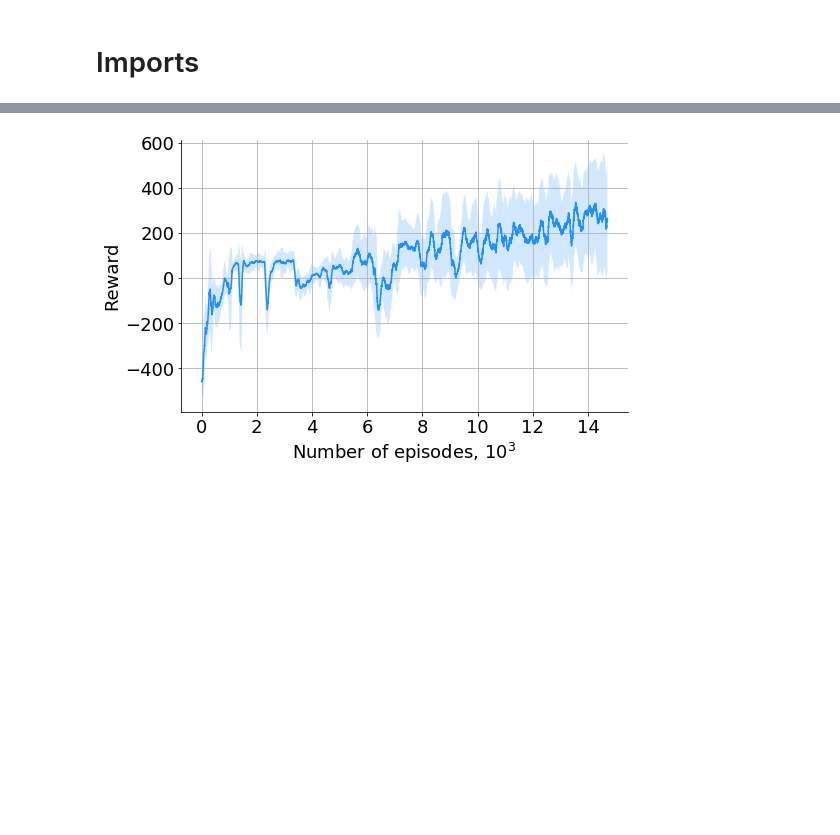
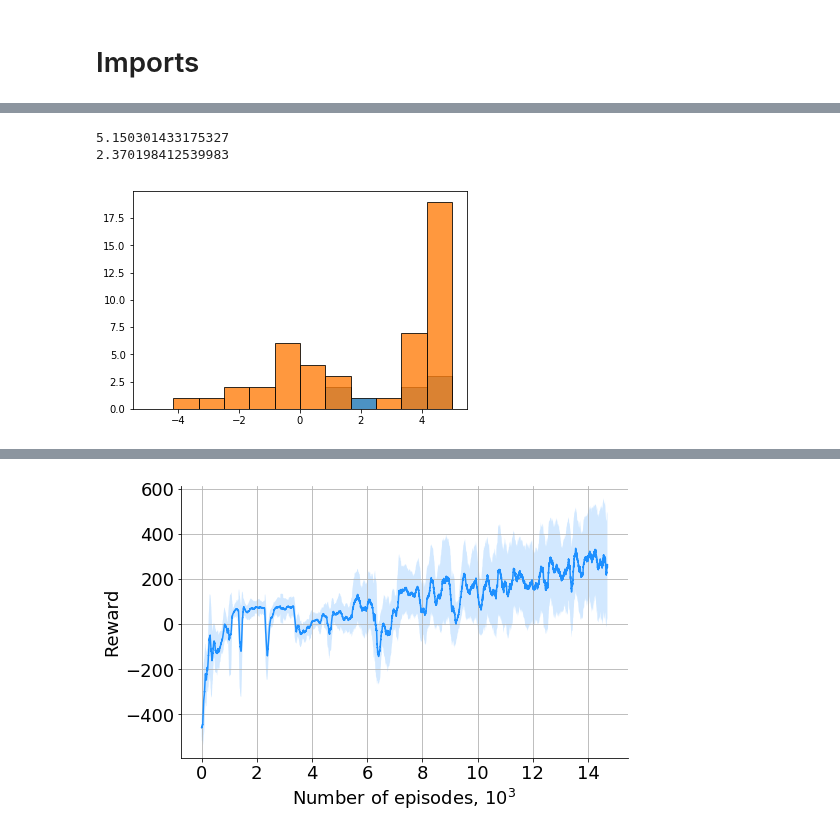
Before and after one commit to parilo/tars-rl, a Jupyter notebook: plot_performance.ipynb, the cells around one changed output, grey strips where cells are left out. Drawn from its saved outputs; the diff is of its cells as text; code cells hidden in the pictures; blank space fills up the shorter version.

```diff
--- a/plot_performance.ipynb
+++ b/plot_performance.ipynb
@@ -68,0 +39,14 @@ def plot_performance(r, num_agents=40):
+# %%
+indices = np.where(r[:,0]==0)
+plt.hist(r[:,2][indices][-50:], bins=12, edgecolor='black', range=[-5, 5], alpha=0.8)
+print (np.mean(r[:,2][indices][-50:]))
+
+indices = np.where(r[:,0]==30)
+plt.hist(r[:,2][indices][-50:], bins=12, edgecolor='black', range=[-5, 5], alpha=0.8)
+print (np.mean(r[:,2][indices][-50:]))
+
+plt.show()
+# %% [output]
+5.150301433175327
+2.370198412539983
+[figure, added]
```
Also changed, not shown: parts of 19 cells of this notebook, 1 other file.
